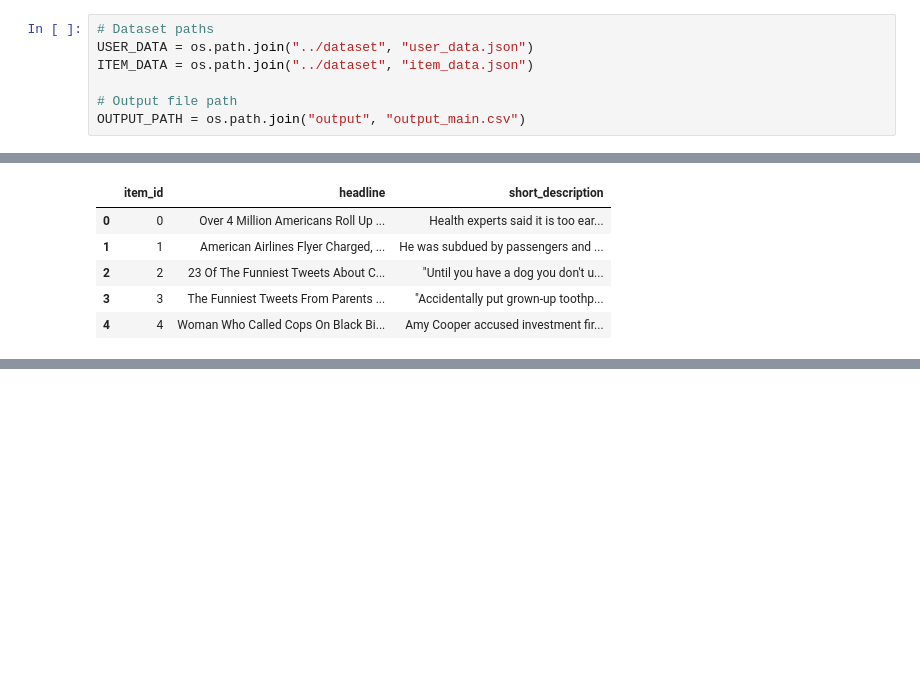
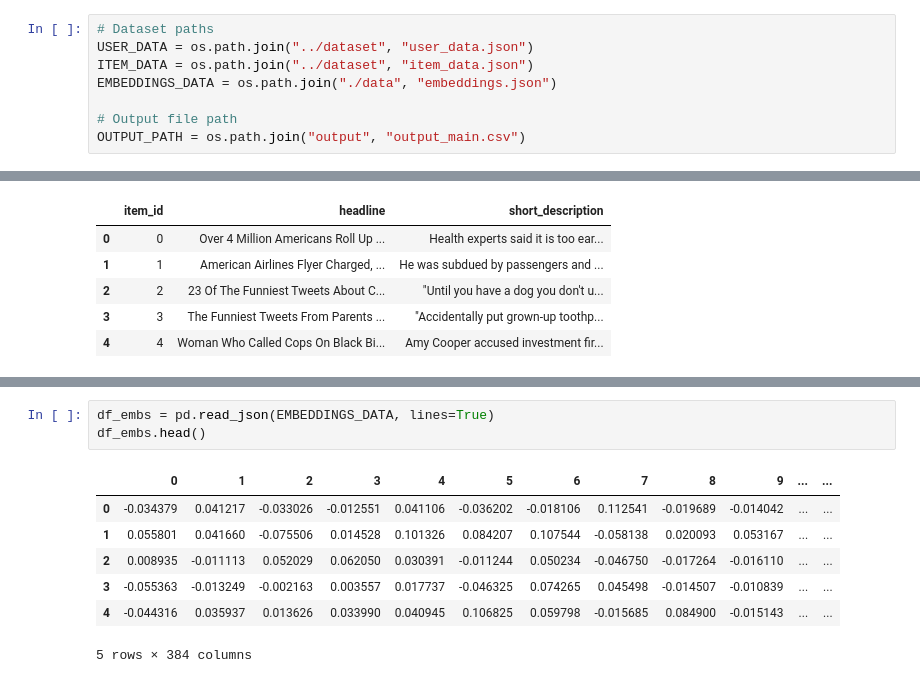
Before and after one commit to huang0520/1121_DL_Competition, a Jupyter notebook: competition4/main_collectdata_embed/main.ipynb, the cells around one changed output, grey strips where cells are left out. Cells and saved outputs as stored; diff of their text form; blank space fills up the shorter version.

Commit message:
FEAT: sentence embedding, knn

```diff
--- a/competition4/main_collectdata_embed/main.ipynb
+++ b/competition4/main_collectdata_embed/main.ipynb
@@ -52,6 +62,7 @@ CONTENT_SLATE_SIZE = 0
 # Dataset paths
 USER_DATA = os.path.join("../dataset", "user_data.json")
 ITEM_DATA = os.path.join("../dataset", "item_data.json")
+EMBEDDINGS_DATA = os.path.join("./data", "embeddings.json")
 
 # Output file path
 OUTPUT_PATH = os.path.join("output", "output_main.csv")
@@ -85,0 +131,11 @@ df_item.head()
+# %%
+df_embs = pd.read_json(EMBEDDINGS_DATA, lines=True)
+df_embs.head()
+# %% [output]
+|  | 0 | 1 | 2 | 3 | 4 | 5 | 6 | 7 | 8 | 9 | ... | ... |
+| 0 | -0.034379 | 0.041217 | -0.033026 | -0.012551 | 0.041106 | -0.036202 | -0.018106 | 0.112541 | -0.019689 | -0.014042 | ... | ... |
+| 1 | 0.055801 | 0.041660 | -0.075506 | 0.014528 | 0.101326 | 0.084207 | 0.107544 | -0.058138 | 0.020093 | 0.053167 | ... | ... |
+| 2 | 0.008935 | -0.011113 | 0.052029 | 0.062050 | 0.030391 | -0.011244 | 0.050234 | -0.046750 | -0.017264 | -0.016110 | ... | ... |
+| 3 | -0.055363 | -0.013249 | -0.002163 | 0.003557 | 0.017737 | -0.046325 | 0.074265 | 0.045498 | -0.014507 | -0.010839 | ... | ... |
+| 4 | -0.044316 | 0.035937 | 0.013626 | 0.033990 | 0.040945 | 0.106825 | 0.059798 | -0.015685 | 0.084900 | -0.015143 | ... | ... |
+5 rows × 384 columns
```
Also changed, not shown: parts of 20 cells of this notebook, 1 other file.
